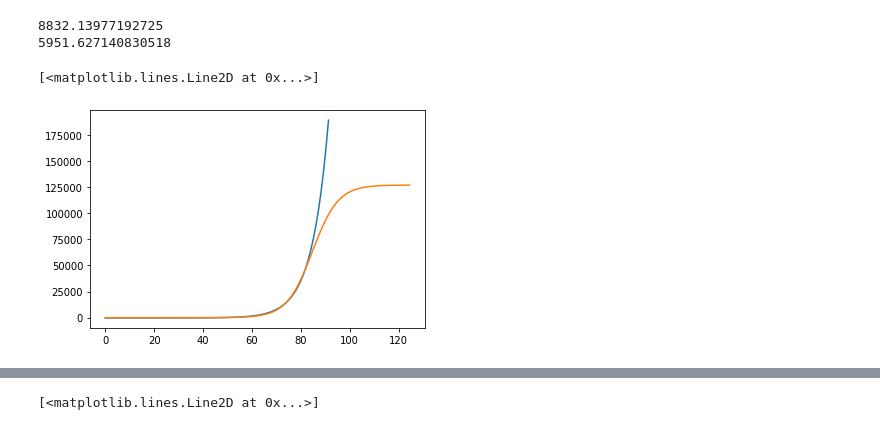
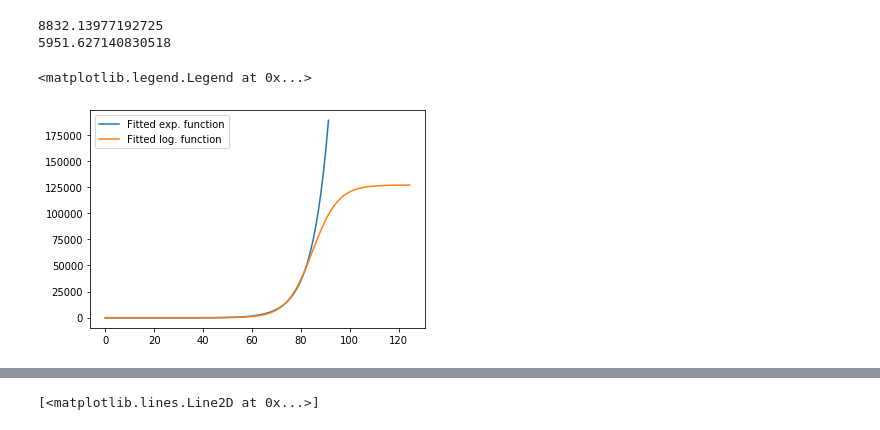
Before and after one commit to pgunnell/data_analysis_misc, a Jupyter notebook: Corona_analysis_full_data.ipynb, the cells around one changed output, grey strips where cells are left out. Drawn from its saved outputs; the diff is of its cells as text; code cells hidden in the pictures.

```diff
--- a/Corona_analysis_full_data.ipynb
+++ b/Corona_analysis_full_data.ipynb
@@ -117,14 +117,16 @@ print(log_func(len(Italy)+1, params_log[0], params_log[1], params_log[2])-log_fu
 # %%
 #Plot of the future
 x_data = np.linspace(0, len(Italy)*1.1, num=len(Italy)*1.1)
 
 plt.plot(x_data, exp_func(x_data, params_exp[0], params_exp[1], params_exp[2]),
          label='Fitted exp. function')
 
 x_data = np.linspace(0, len(Italy)*1.5, num=len(Italy)*1.5)
 
 plt.plot(x_data, log_func(x_data, params_log[0], params_log[1], params_log[2]),
          label='Fitted log. function')
+
+plt.legend(loc='best')
 # %% [output]
-[<matplotlib.lines.Line2D at 0x...>]
+<matplotlib.legend.Legend at 0x...>
-[figure, old version]
+[figure, new version]
```
Also changed, not shown: parts of 4 cells of this notebook.
